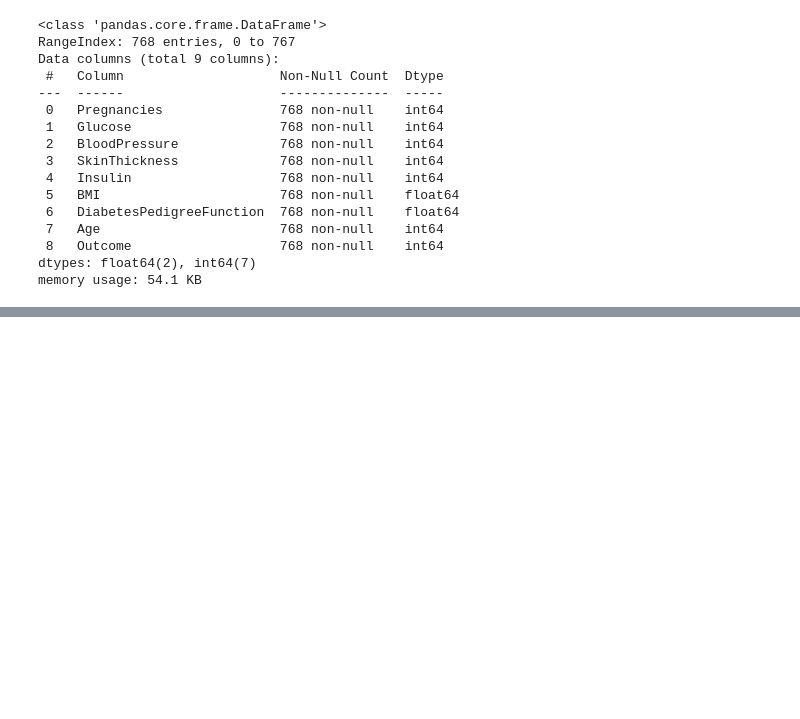
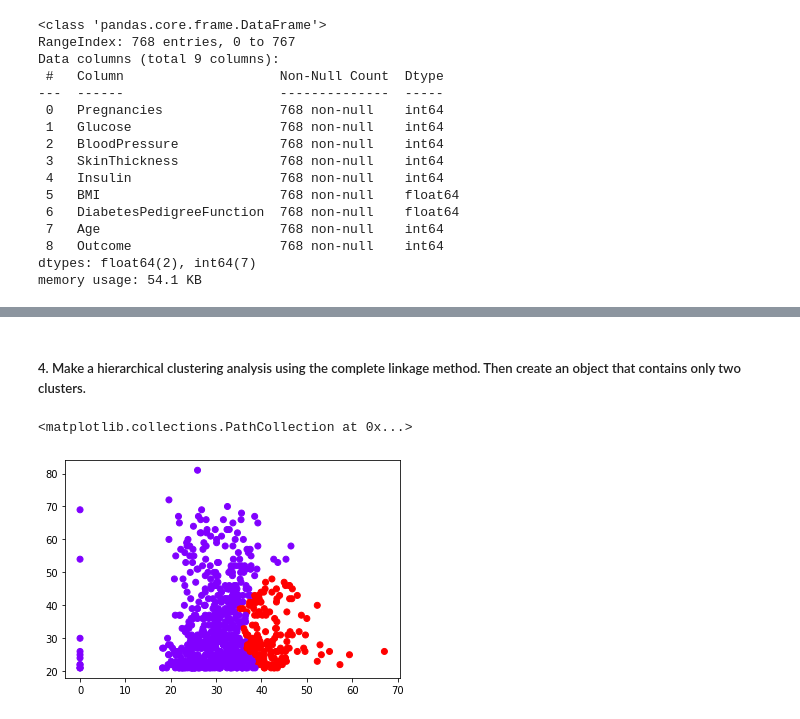
Before and after one commit to Akshat-Raj-Vansh/Data-Mining, a Jupyter notebook: LAB 5/Code/main.ipynb, the cells around one changed output, grey strips where cells are left out. Saved outputs shown, nothing was run; the diff lists cells and outputs as text; code cells hidden in the pictures; blank space fills up the shorter version.

```diff
--- a/LAB 5/Code/main.ipynb
+++ b/LAB 5/Code/main.ipynb
@@ -64,0 +78,11 @@ pd.DataFrame(distance_matrix(data[['Glucose']], data[['Age']]), index=data.index
+# %% [markdown]
+##### 4. Make a hierarchical clustering analysis using the complete  linkage method. Then create an object that contains only two clusters.
+# %%
+from sklearn.cluster import AgglomerativeClustering
+import numpy as np
+cluster = AgglomerativeClustering(n_clusters=2, affinity='euclidean', linkage='complete')
+cluster.fit_predict(np.array(data[['BMI','Age']]))
+plt.scatter(data['BMI'],data['Age'], c=cluster.labels_, cmap='rainbow')
+# %% [output]
+<matplotlib.collections.PathCollection at 0x...>
+[figure, added]
```
Also changed, not shown: parts of 13 cells of this notebook.
